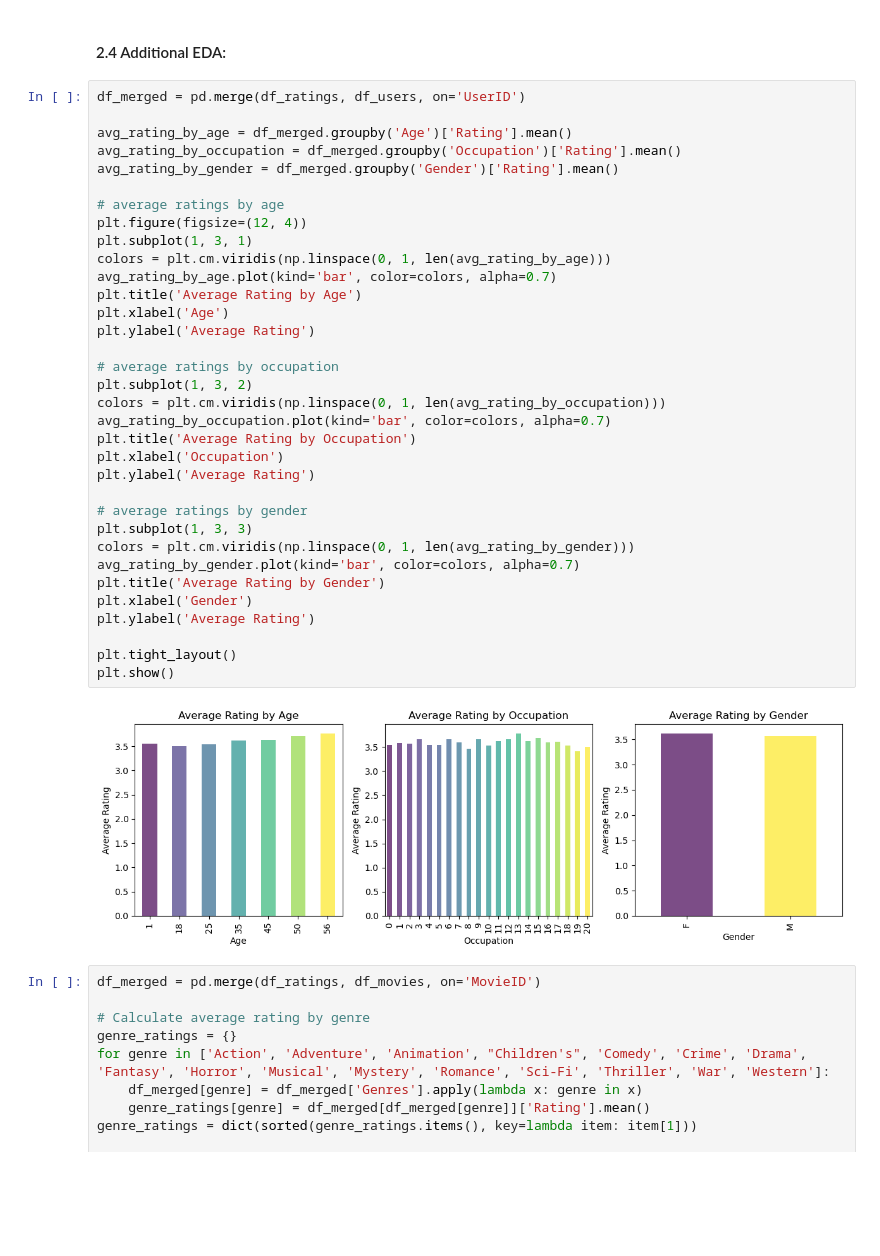
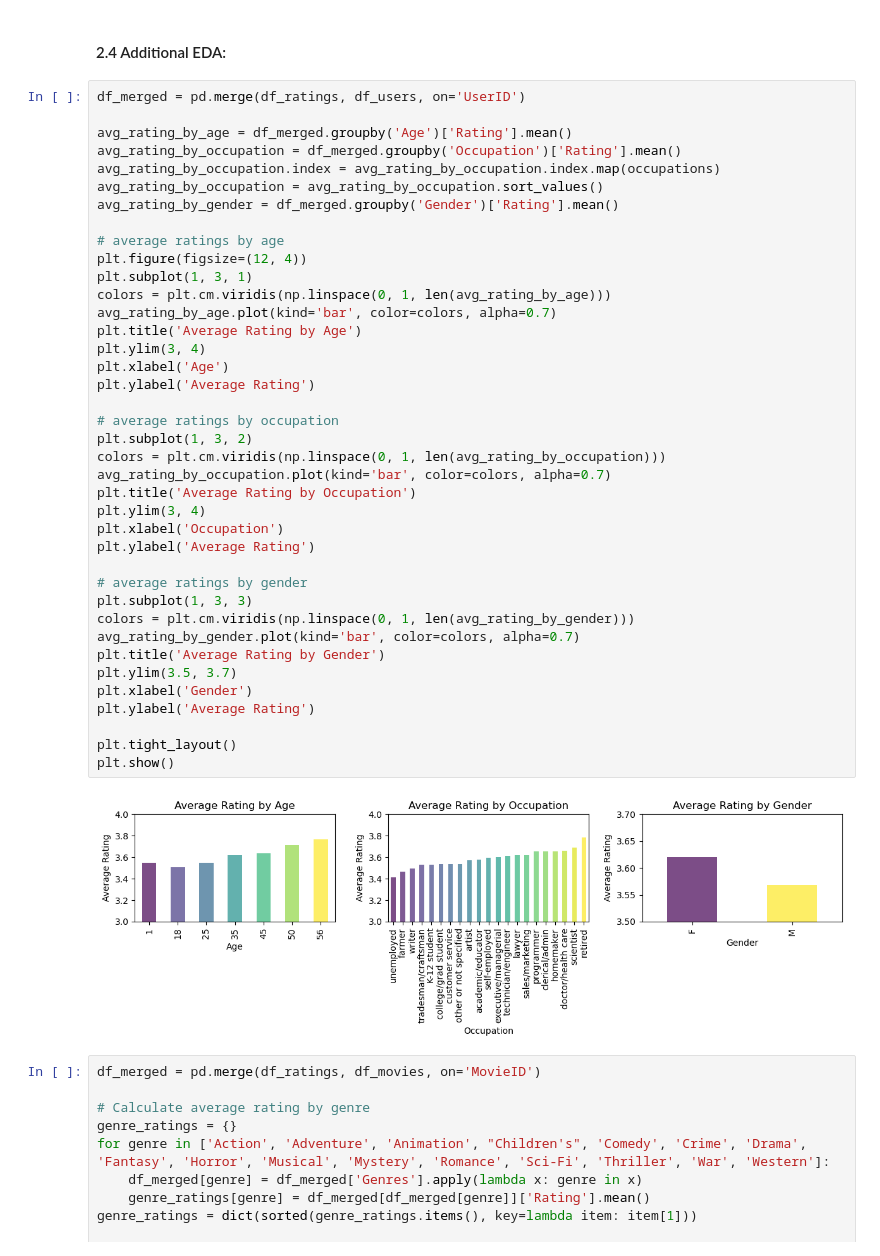
Before and after one commit to starovit/ucu-recsys-movielens, a Jupyter notebook: experiments/1_eda/eda.ipynb, the cells around one changed output. Drawn from its saved outputs; the diff is of its cells as text; blank space fills up the shorter version.

```diff
--- a/experiments/1_eda/eda.ipynb
+++ b/experiments/1_eda/eda.ipynb
@@ -553,37 +557,42 @@ df_merged = pd.merge(df_ratings, df_users, on='UserID')
 
 avg_rating_by_age = df_merged.groupby('Age')['Rating'].mean()
 avg_rating_by_occupation = df_merged.groupby('Occupation')['Rating'].mean()
+avg_rating_by_occupation.index = avg_rating_by_occupation.index.map(occupations)
+avg_rating_by_occupation = avg_rating_by_occupation.sort_values()
 avg_rating_by_gender = df_merged.groupby('Gender')['Rating'].mean()
 
 # average ratings by age
 plt.figure(figsize=(12, 4))
 plt.subplot(1, 3, 1)
 colors = plt.cm.viridis(np.linspace(0, 1, len(avg_rating_by_age)))
 avg_rating_by_age.plot(kind='bar', color=colors, alpha=0.7)
 plt.title('Average Rating by Age')
+plt.ylim(3, 4)
 plt.xlabel('Age')
 plt.ylabel('Average Rating')
 
 # average ratings by occupation
 plt.subplot(1, 3, 2)
 colors = plt.cm.viridis(np.linspace(0, 1, len(avg_rating_by_occupation)))
 avg_rating_by_occupation.plot(kind='bar', color=colors, alpha=0.7)
 plt.title('Average Rating by Occupation')
+plt.ylim(3, 4)
 plt.xlabel('Occupation')
 plt.ylabel('Average Rating')
 
 # average ratings by gender
 plt.subplot(1, 3, 3)
 colors = plt.cm.viridis(np.linspace(0, 1, len(avg_rating_by_gender)))
 avg_rating_by_gender.plot(kind='bar', color=colors, alpha=0.7)
 plt.title('Average Rating by Gender')
+plt.ylim(3.5, 3.7)
 plt.xlabel('Gender')
 plt.ylabel('Average Rating')
 
 plt.tight_layout()
 plt.show()
 # %% [output]
-[figure, old version]
+[figure, new version]
 # %%
 df_merged = pd.merge(df_ratings, df_movies, on='MovieID')
 
```
Also changed, not shown: parts of 5 cells of this notebook, 1 other file.
